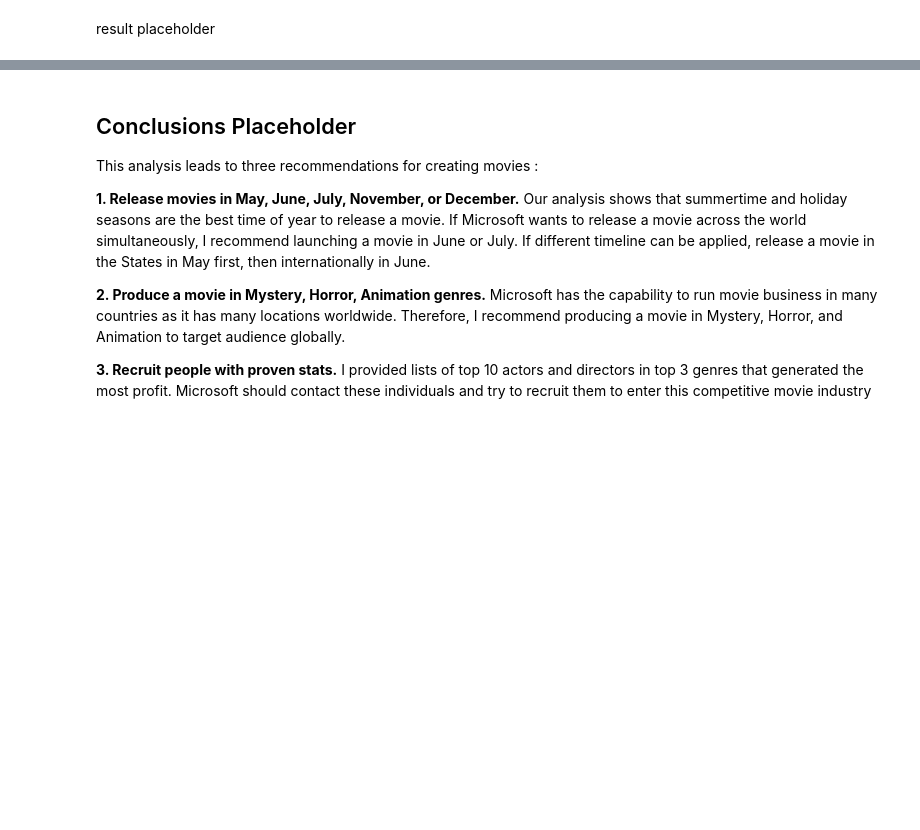
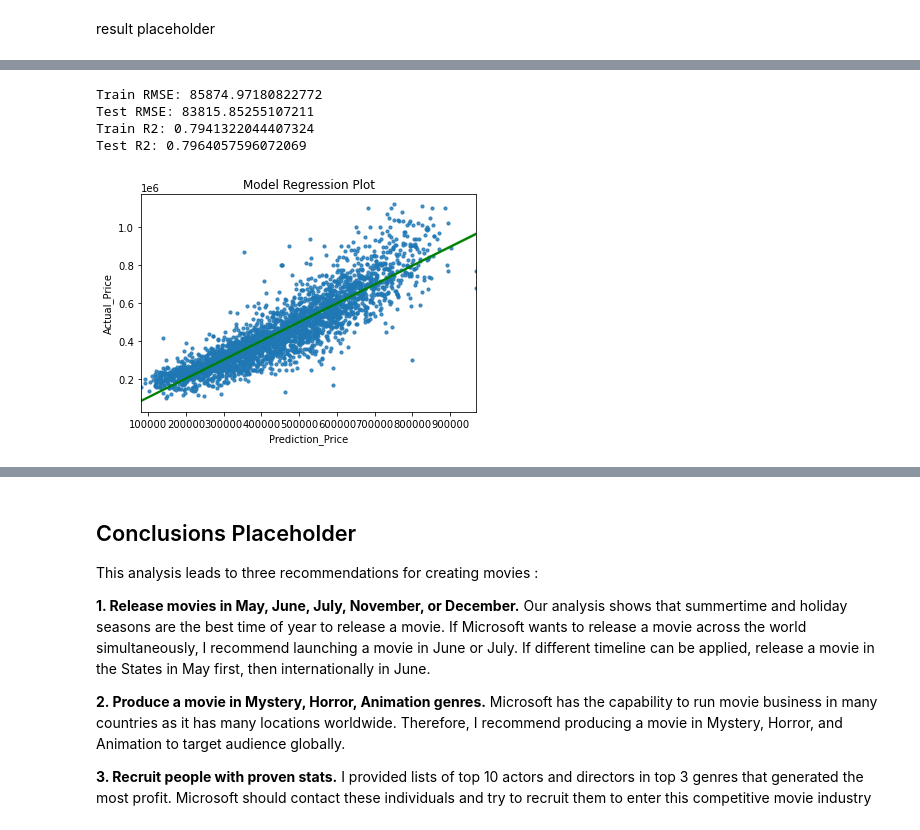
Before and after one commit to jennifernha/King-County-House-Sales, a Jupyter notebook: King County House Sales Analysis.ipynb, the cells around one changed output, grey strips where cells are left out. Cells and saved outputs as stored; diff of their text form; code cells hidden in the pictures; blank space fills up the shorter version.

Commit message:
add model 4 and model 5

```diff
--- a/King County House Sales Analysis.ipynb
+++ b/King County House Sales Analysis.ipynb
@@ -734,0 +735,5 @@ result placeholder
+# %%
+df4 = df3.drop(['floors','waterfront','view','condition','grade','yr_renovated',
+                'lat','long','month_sold','year_sold'],
+               axis =1)
+df4
@@ -734,0 +754,13 @@ result placeholder
+# %%
+X = df4.drop('price', axis= 1)
+y = df4['price']
+# %%
+X_train, X_test, y_train, y_test = train_test_split(X, y, test_size = 0.20, random_state = 42)
+# %%
+linear_model(X_train,y_train,X_test,y_test)
+# %% [output]
+Train RMSE: 85874.97180822772
+Test RMSE: 83815.85255107211
+Train R2: 0.7941322044407324
+Test R2: 0.7964057596072069
+[figure, added]
```
Also changed, not shown: parts of 14 cells of this notebook.
